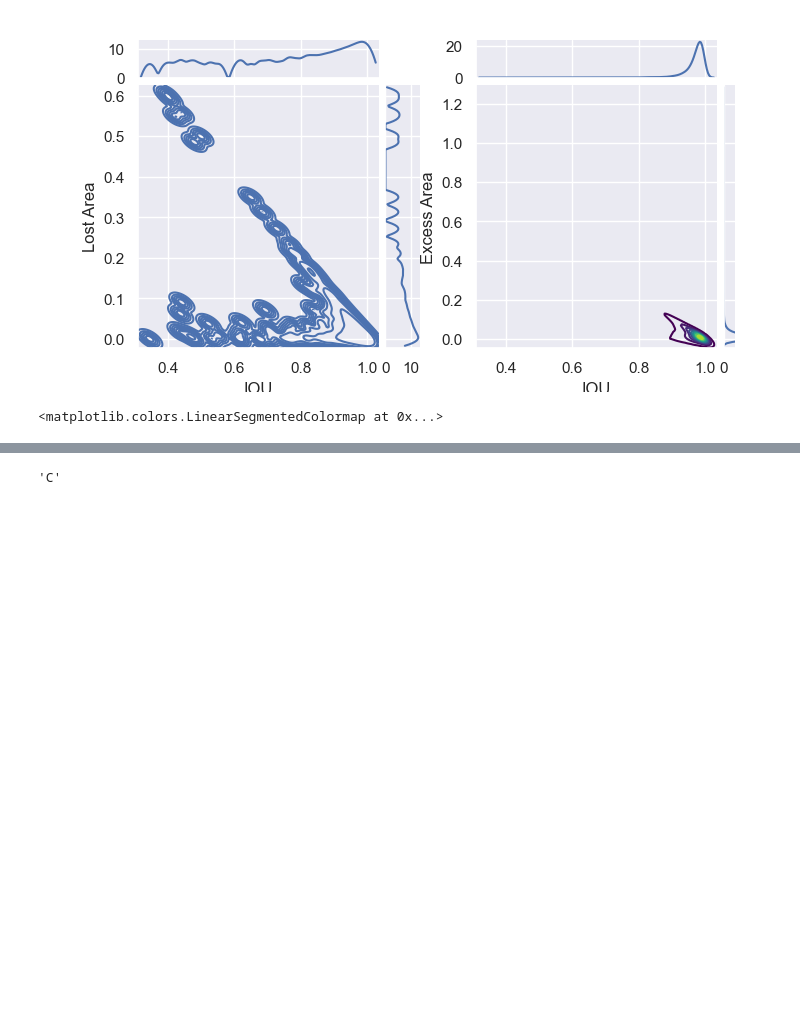
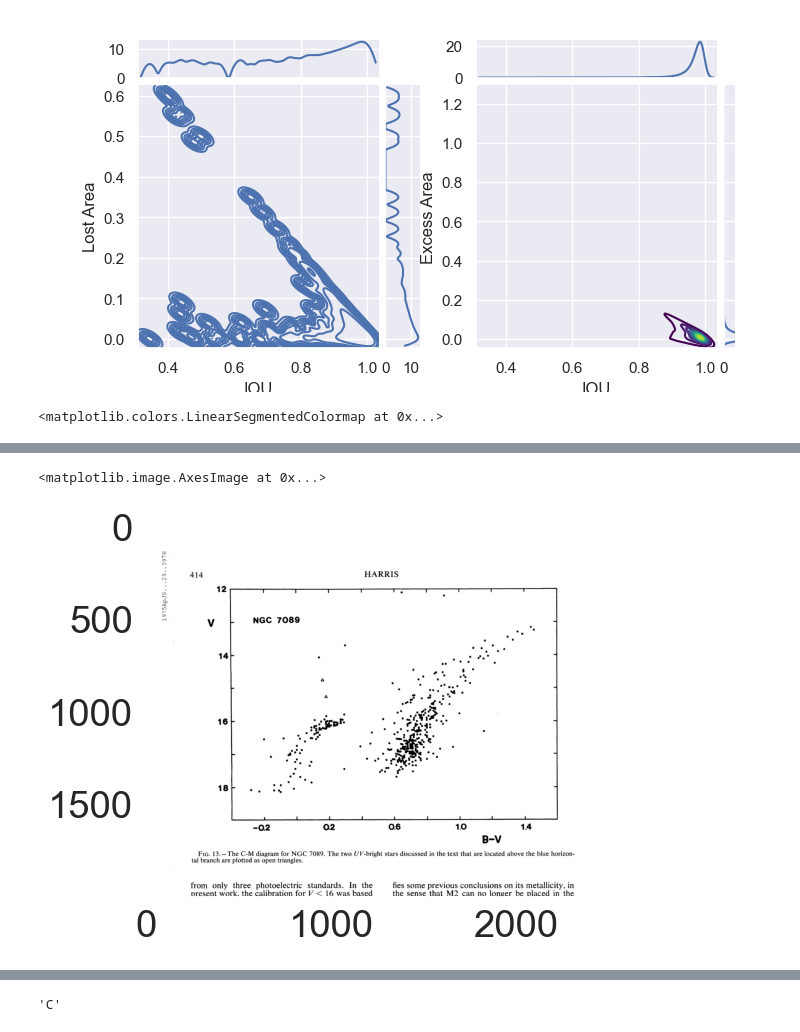
Before and after one commit to ReadingTimeMachine/digitization_at_high_localization, a Jupyter notebook: iou_vs_metrics_of_interest.ipynb, the cells around one changed output, grey strips where cells are left out. Drawn from its saved outputs; the diff is of its cells as text; code cells hidden in the pictures; blank space fills up the shorter version.

```diff
--- a/iou_vs_metrics_of_interest.ipynb
+++ b/iou_vs_metrics_of_interest.ipynb
@@ -778,3 +778,6 @@ mycmap = LinearSegmentedColormap.from_list(cmap_name, linlist[inds], N=n_bin)
 mycmap
 # %% [output]
 <matplotlib.colors.LinearSegmentedColormap at 0x...>
+# %%
+#imout_name = '1975AJ_____80___93M_p8.jpeg'
+imout_name = '1975ApJS___29__397H_p17.jpeg'
@@ -784,3 +808,10 @@ from matplotlib.colors import LogNorm, SymLogNorm
+# %%
+imgIn = np.array(Image.open(config.images_jpeg_dir + imout_name).convert('RGB'))
+img = imgIn[0:2000,0:imgIn.shape[1]]
+plt.imshow(img)
+# %% [output]
+<matplotlib.image.AxesImage at 0x...>
+[figure, added]
 # %%
 sns.set_style(style='white')
 #sns.set(rc={'axes.facecolor':'cornflowerblue', 'figure.facecolor':'cornflowerblue'})
```
Also changed, not shown: parts of 5 cells of this notebook.
